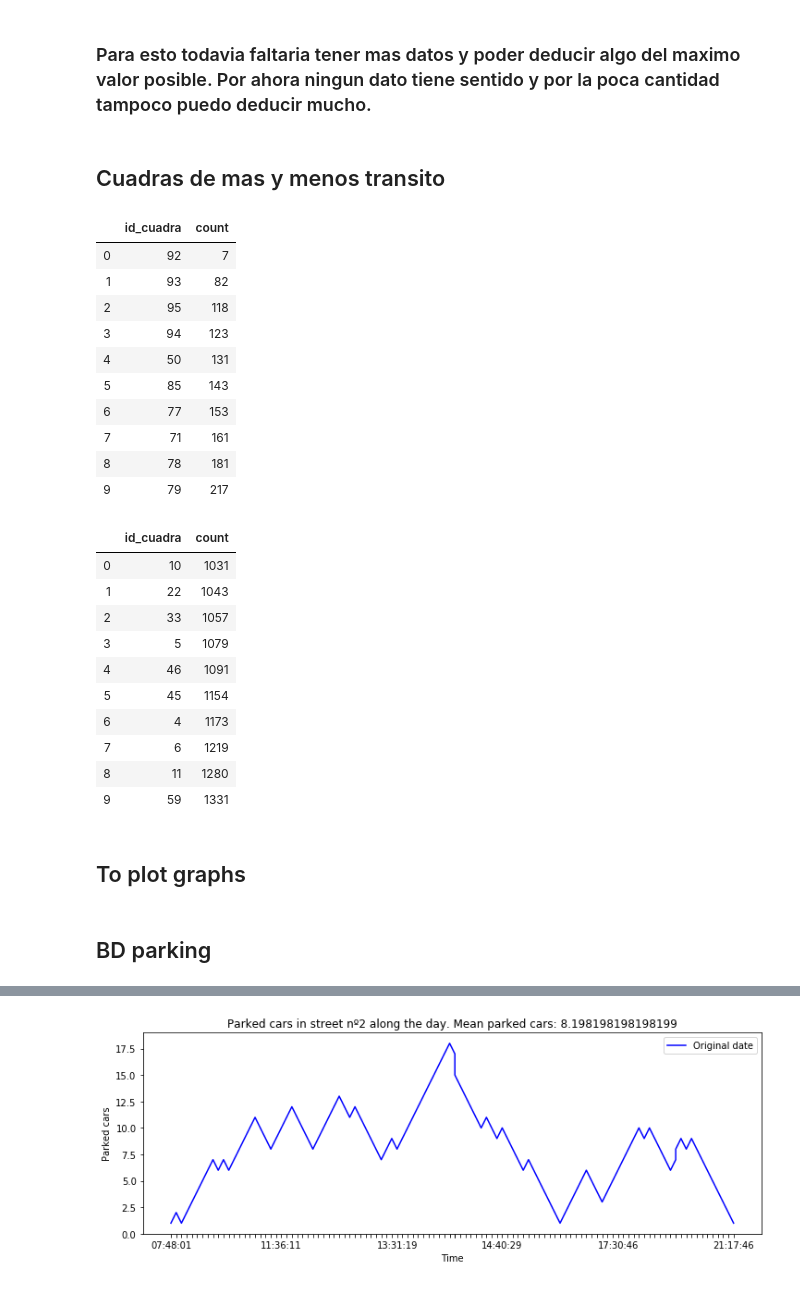
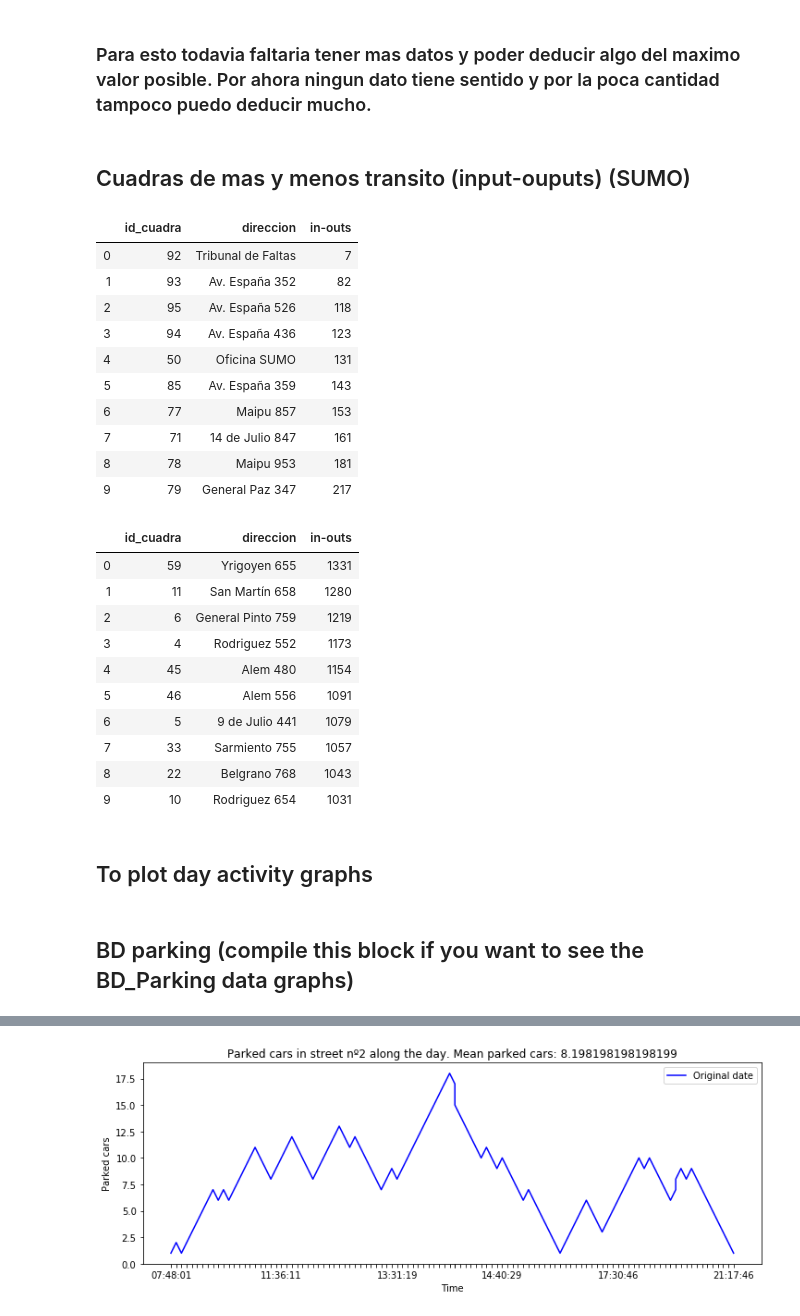
Before and after one commit to LuchoTangorra/Intelligent-parking, a Jupyter notebook: Data visualizers/Visualizer.ipynb, the cells around one changed output, grey strips where cells are left out. Cells and saved outputs as stored; diff of their text form; code cells hidden in the pictures.

```diff
--- a/Data visualizers/Visualizer.ipynb
+++ b/Data visualizers/Visualizer.ipynb
@@ -55,42 +71,43 @@ max_ocupacion
 # %% [markdown]
 ### Para esto todavia faltaria tener mas datos y poder deducir algo del maximo valor posible. Por ahora ningun dato tiene sentido y por la poca cantidad tampoco puedo deducir mucho.
 # %% [markdown]
-## Cuadras de mas y menos transito
+## Cuadras de mas y menos transito (input-ouputs) (SUMO)
 # %%
 traffic = SUMO_data.copy()
 traffic = traffic[['id_cuadra','direccion']].groupby(by='id_cuadra').count().reset_index()
-traffic = traffic.sort_values(by='direccion')
-traffic.rename(columns={'direccion': 'count'}, inplace=True)
-max_traffic = traffic.tail(10).reset_index(drop=True)
-min_traffic = traffic.head(10).reset_index(drop=True)
+traffic.rename(columns={'direccion': 'in-outs'}, inplace=True)
+traffic = traffic.sort_values(by='in-outs')
+traffic = traffic.merge(pd.read_csv(r'C:\Users\ing_l\Tesis grado\Data\Extra_data\idcuadra_to_direccion.csv'))
+max_traffic = traffic[['id_cuadra','direccion','in-outs']].tail(10).sort_values(by='in-outs', ascending=False).reset_index(drop=True)
+min_traffic = traffic[['id_cuadra','direccion','in-outs']].head(10).reset_index(drop=True)
 
 display(min_traffic)
 display(max_traffic)
 # %% [output]
-|  | id_cuadra | count |
-| 0 | 92 | 7 |
-| 1 | 93 | 82 |
-| 2 | 95 | 118 |
-| 3 | 94 | 123 |
-| 4 | 50 | 131 |
-| 5 | 85 | 143 |
-| 6 | 77 | 153 |
-| 7 | 71 | 161 |
-| 8 | 78 | 181 |
-| 9 | 79 | 217 |
+|  | id_cuadra | direccion | in-outs |
+| 0 | 92 | Tribunal de Faltas | 7 |
+| 1 | 93 | Av. España 352 | 82 |
+| 2 | 95 | Av. España 526 | 118 |
+| 3 | 94 | Av. España 436 | 123 |
+| 4 | 50 | Oficina SUMO | 131 |
+| 5 | 85 | Av. España 359 | 143 |
+| 6 | 77 | Maipu 857 | 153 |
+| 7 | 71 | 14 de Julio 847 | 161 |
+| 8 | 78 | Maipu 953 | 181 |
+| 9 | 79 | General Paz 347 | 217 |
-|  | id_cuadra | count |
-| 0 | 10 | 1031 |
-| 1 | 22 | 1043 |
-| 2 | 33 | 1057 |
-| 3 | 5 | 1079 |
-| 4 | 46 | 1091 |
-| 5 | 45 | 1154 |
-| 6 | 4 | 1173 |
-| 7 | 6 | 1219 |
-| 8 | 11 | 1280 |
-| 9 | 59 | 1331 |
+|  | id_cuadra | direccion | in-outs |
+| 0 | 59 | Yrigoyen 655 | 1331 |
+| 1 | 11 | San Martín 658 | 1280 |
+| 2 | 6 | General Pinto 759 | 1219 |
+| 3 | 4 | Rodriguez 552 | 1173 |
+| 4 | 45 | Alem 480 | 1154 |
+| 5 | 46 | Alem 556 | 1091 |
+| 6 | 5 | 9 de Julio 441 | 1079 |
+| 7 | 33 | Sarmiento 755 | 1057 |
+| 8 | 22 | Belgrano 768 | 1043 |
+| 9 | 10 | Rodriguez 654 | 1031 |
 # %% [markdown]
-## To plot graphs
+## To plot day activity graphs
 # %%
 def get_filtered_time(plot_data, k=5):
     '''
@@ -170,8 +187,8 @@ def plot_line_graph(plot_data, date, max_ocup=30, name='Original', color='b', k=
     plt.xticks(plot_data_date['fecha_hora'], time)
     plt.legend()
     plt.show()
-# %% [markdown]
-## BD parking
+# %% [markdown]
+## BD parking (compile this block if you want to see the BD_Parking data graphs)
 # %%
 to_plot_data = BD_parking_data.copy()
 
```
Also changed, not shown: parts of 19 cells of this notebook, 1 other file.
